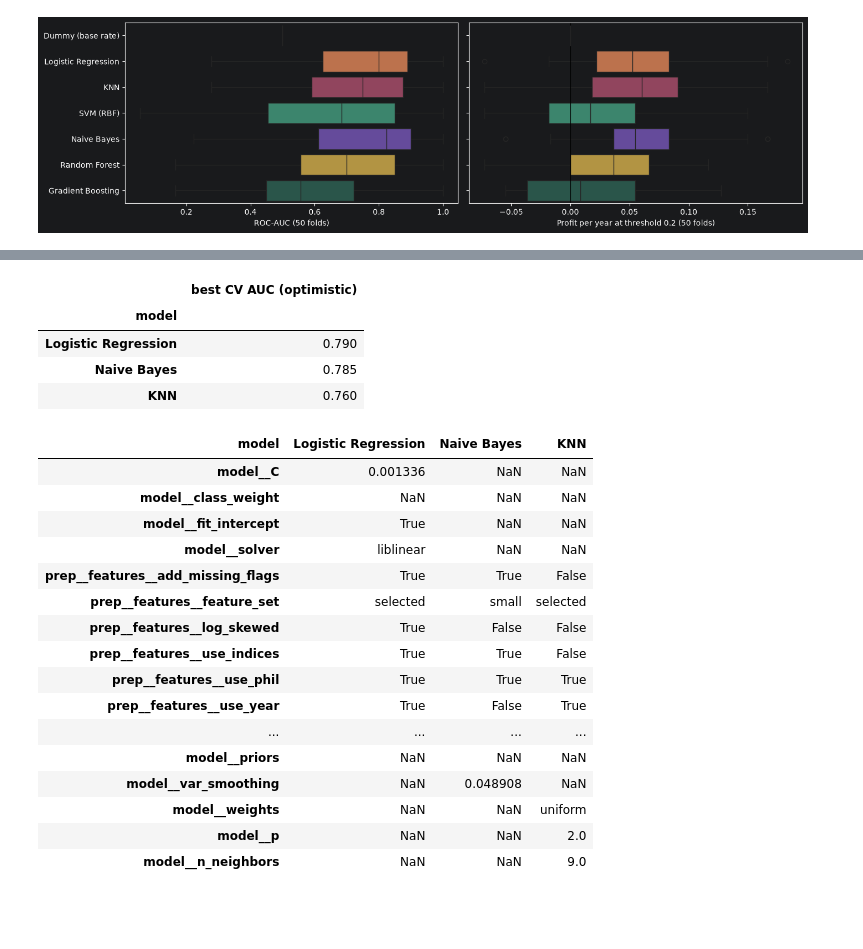
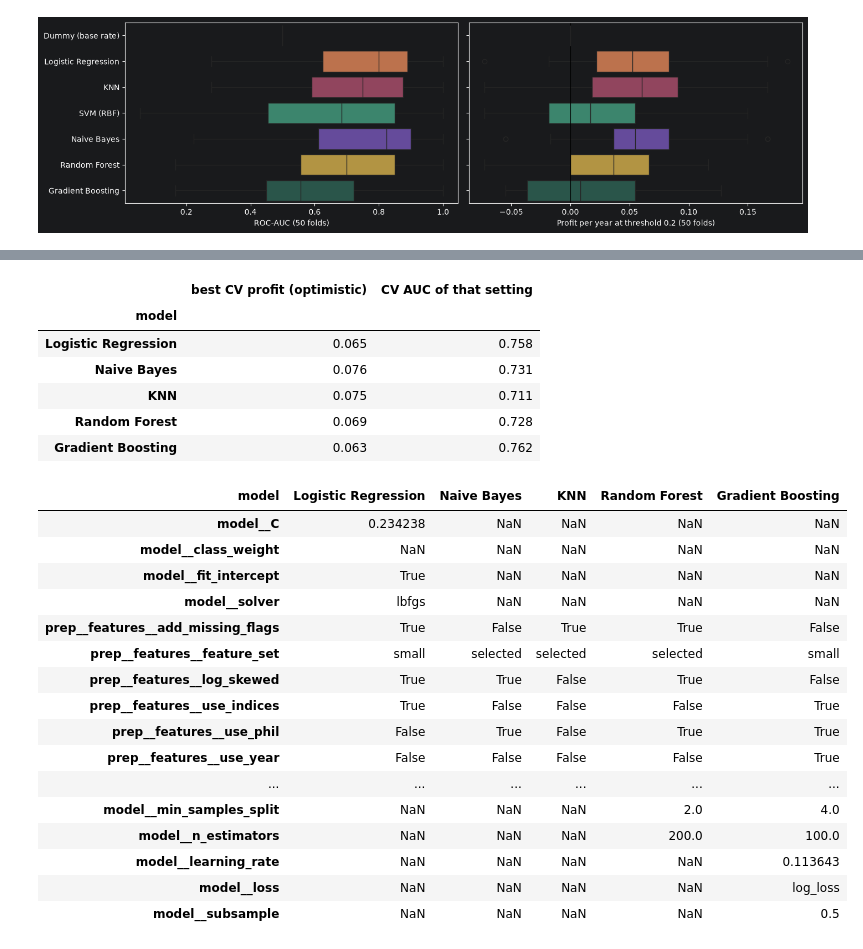
Before and after one commit to GLopezAngel/P1-Early-Spring-Ultron, a Jupyter notebook: Early Spring - Training.ipynb, the cells around one changed output, grey strips where cells are left out. Cells and saved outputs as stored; diff of their text form; code cells hidden in the pictures; blank space fills up the shorter version.

Commit message:
Finished fine-tuning, created pickle file

```diff
--- a/Early Spring - Training.ipynb
+++ b/Early Spring - Training.ipynb
@@ -423,38 +493,47 @@ KNN: 9 preprocessing + 3 model hyperparameters
 # %%
-# Randomized search over preprocessing + model hyperparameters, scored with ROC-AUC
-# (AUC is more stable than profit at one fixed threshold, which swings a lot with ~11 early springs)
-cv_search = RepeatedStratifiedKFold(n_splits=5, n_repeats=3, random_state=RANDOM_STATE)
+# Randomized search over preprocessing + model hyperparameters, scored on profit per year at 0.2
+# (ROC-AUC is recorded too). Profit is noisy with ~11 early springs, so use 4 repeats of 5-fold CV.
+cv_search = RepeatedStratifiedKFold(n_splits=5, n_repeats=4, random_state=RANDOM_STATE)
+search_scoring = {"profit": profit_score, "auc": "roc_auc"}
+
 tuned, rows = {}, []
 for name, (model, space) in search_space.items():
     pipe = Pipeline([("prep", make_preprocessor()), ("model", model)])
-    search = RandomizedSearchCV(pipe, {**prep_space, **space}, n_iter=40, cv=cv_search,
-                                scoring="roc_auc", random_state=RANDOM_STATE, n_jobs=-1)
+    search = RandomizedSearchCV(pipe, {**prep_space, **space}, n_iter=N_ITER, cv=cv_search,
+                                scoring=search_scoring, refit="profit",
+                                random_state=RANDOM_STATE, n_jobs=-1)
     search.fit(X_train, y_train)
     tuned[name] = search.best_estimator_
-    rows.append({"model": name, "best CV AUC (optimistic)": search.best_score_, **search.best_params_})
+    i = search.best_index_
+    rows.append({"model": name,
+                 "best CV profit (optimistic)": search.cv_results_["mean_test_profit"][i],
+                 "CV AUC of that setting": search.cv_results_["mean_test_auc"][i],
+                 **search.best_params_})
 tuning_results = pd.DataFrame(rows).set_index("model")
-display(tuning_results.iloc[:, :1].round(3))
-tuning_results.iloc[:, 1:].T       # the winning settings for each model
+display(tuning_results.iloc[:, :2].round(3))
+tuning_results.iloc[:, 2:].T       # the winning settings for each model
 # %% [output]
-|  | best CV AUC (optimistic) |
-| model |  |
-| Logistic Regression | 0.790 |
-| Naive Bayes | 0.785 |
-| KNN | 0.760 |
+|  | best CV profit (optimistic) | CV AUC of that setting |
+| model |  |  |
+| Logistic Regression | 0.065 | 0.758 |
+| Naive Bayes | 0.076 | 0.731 |
+| KNN | 0.075 | 0.711 |
+| Random Forest | 0.069 | 0.728 |
+| Gradient Boosting | 0.063 | 0.762 |
-| model | Logistic Regression | Naive Bayes | KNN |
-| model__C | 0.001336 | NaN | NaN |
-| model__class_weight | NaN | NaN | NaN |
-| model__fit_intercept | True | NaN | NaN |
-| model__solver | liblinear | NaN | NaN |
-| prep__features__add_missing_flags | True | True | False |
-| prep__features__feature_set | selected | small | selected |
-| prep__features__log_skewed | True | False | False |
-| prep__features__use_indices | True | True | False |
-| prep__features__use_phil | True | True | True |
-| prep__features__use_year | True | False | True |
-| ... | ... | ... | ... |
-| model__priors | NaN | NaN | NaN |
-| model__var_smoothing | NaN | 0.048908 | NaN |
-| model__weights | NaN | NaN | uniform |
-| model__p | NaN | NaN | 2.0 |
-| model__n_neighbors | NaN | NaN | 9.0 |
+| model | Logistic Regression | Naive Bayes | KNN | Random Forest | Gradient Boosting |
+| model__C | 0.234238 | NaN | NaN | NaN | NaN |
+| model__class_weight | NaN | NaN | NaN | NaN | NaN |
+| model__fit_intercept | True | NaN | NaN | NaN | NaN |
+| model__solver | lbfgs | NaN | NaN | NaN | NaN |
+| prep__features__add_missing_flags | True | False | True | True | False |
+| prep__features__feature_set | small | selected | selected | selected | small |
+| prep__features__log_skewed | True | True | False | True | False |
+| prep__features__use_indices | True | False | False | False | True |
+| prep__features__use_phil | False | True | False | True | True |
+| prep__features__use_year | False | False | False | False | True |
+| ... | ... | ... | ... | ... | ... |
+| model__min_samples_split | NaN | NaN | NaN | 2.0 | 4.0 |
+| model__n_estimators | NaN | NaN | NaN | 200.0 | 100.0 |
+| model__learning_rate | NaN | NaN | NaN | NaN | 0.113643 |
+| model__loss | NaN | NaN | NaN | NaN | log_loss |
+| model__subsample | NaN | NaN | NaN | NaN | 0.5 |
```
Also changed, not shown: parts of 21 cells of this notebook, 1 other file.
